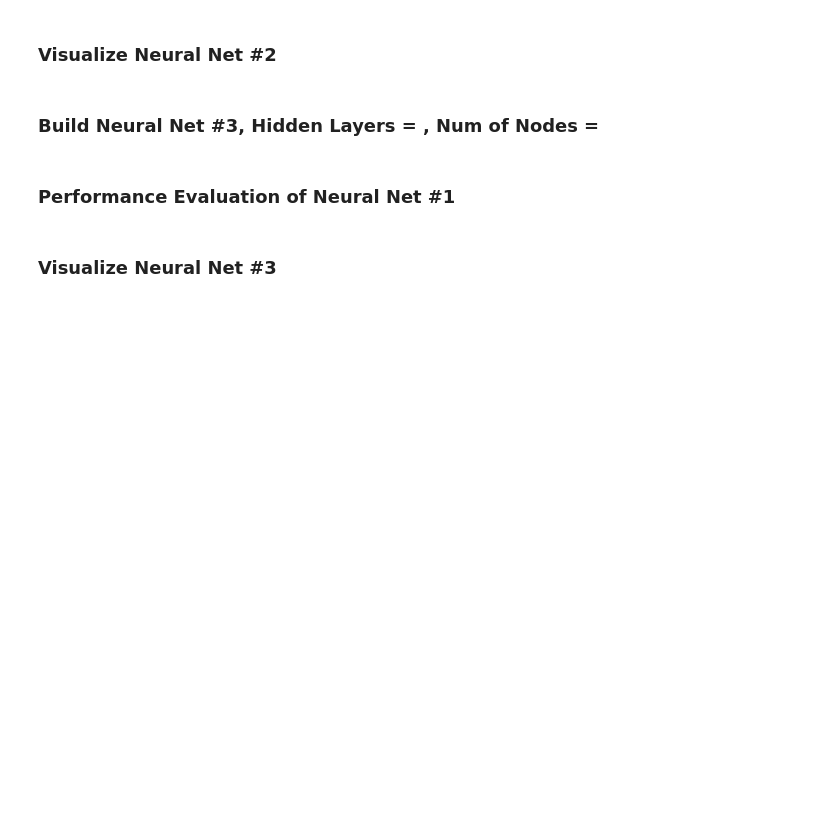
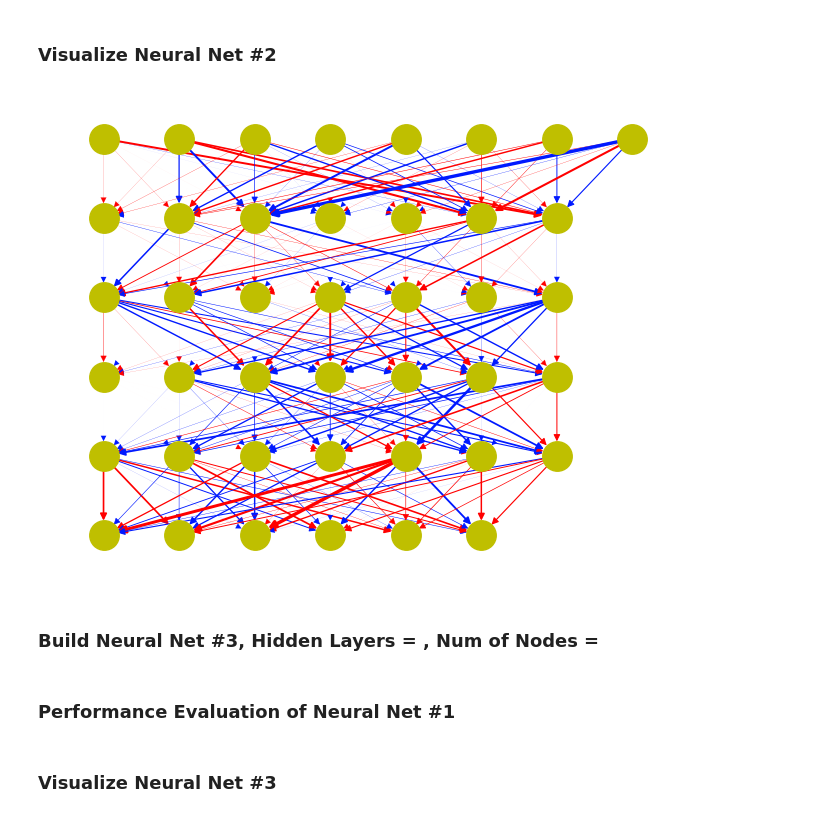
Before and after one commit to jakeat555/CS5830Project8, a Jupyter notebook: Project8.ipynb, the cells around one changed output. Cells and saved outputs as stored; diff of their text form; code cells hidden in the pictures; blank space fills up the shorter version.

```diff
--- a/Project8.ipynb
+++ b/Project8.ipynb
@@ -263,2 +263,5 @@ show_ann(mlp)
 # %% [markdown]
 ### Build Neural Net \#2, Hidden Layers = , Num of Nodes =
+# %%
+mlp = MLPClassifier(hidden_layer_sizes=(7,7,7,7),max_iter=500)
+mlp.fit(X,Y)
@@ -267,5 +297,9 @@ show_ann(mlp)
 # %% [markdown]
 ### Visualize Neural Net \#2
+# %%
+show_ann(mlp)
+# %% [output]
+[figure, added]
 # %% [markdown]
 ### Build Neural Net \#3, Hidden Layers = , Num of Nodes =
 # %% [markdown]
```
Also changed, not shown: parts of 11 cells of this notebook, 1 other file.
